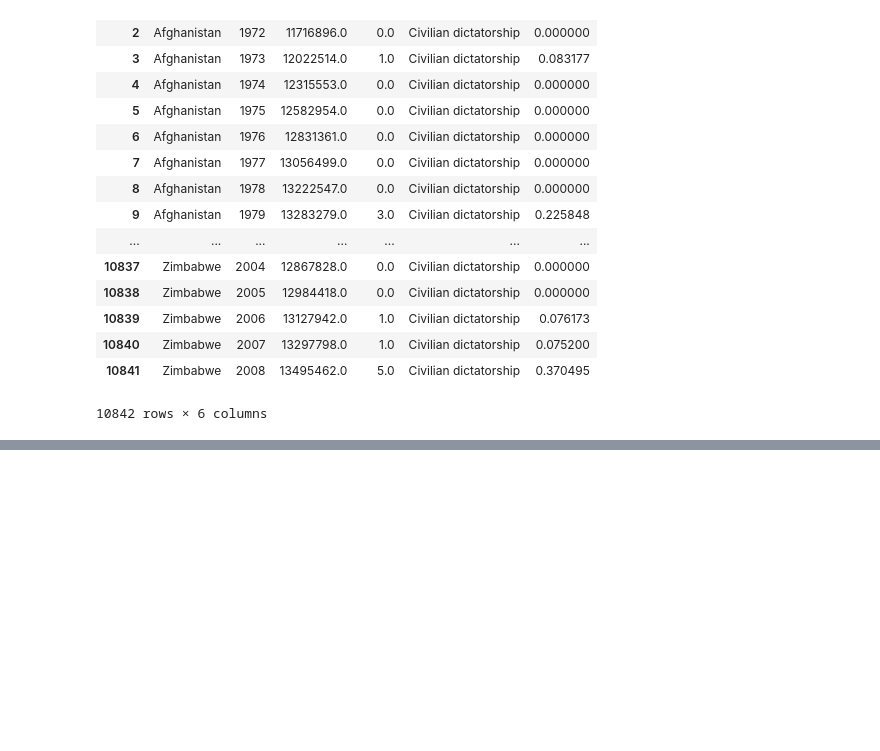
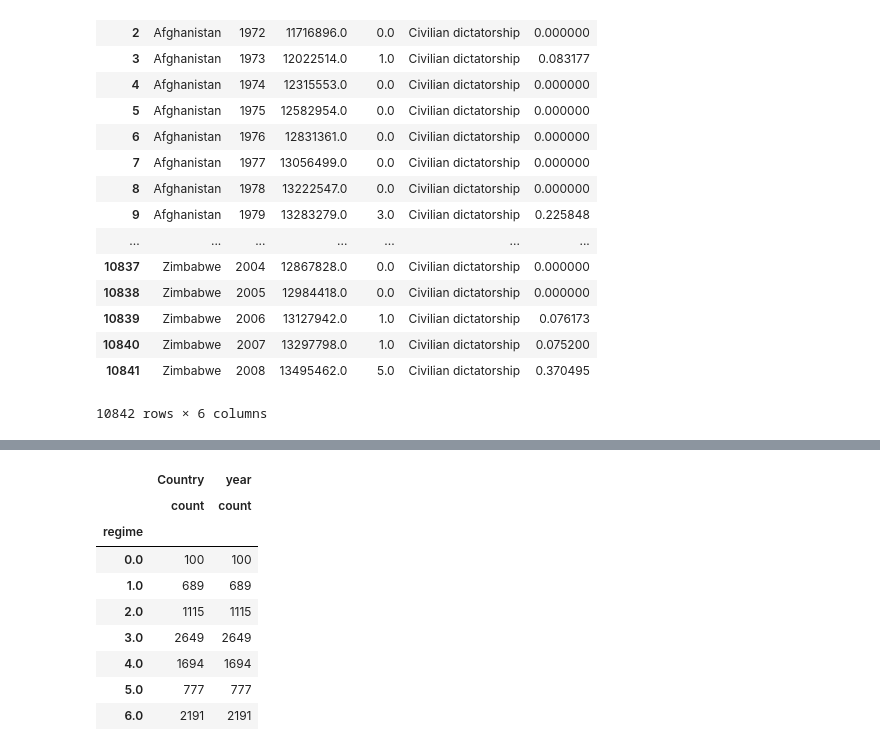
Before and after one commit to erikemueller/final-project-Mueller-Chandra, a Jupyter notebook: Untitled.ipynb, the cells around one changed output, grey strips where cells are left out. Saved outputs shown, nothing was run; the diff lists cells and outputs as text; code cells hidden in the pictures; blank space fills up the shorter version.

```diff
--- a/Untitled.ipynb
+++ b/Untitled.ipynb
@@ -624,0 +594,15 @@ yall
+# %%
+df2 = pd.DataFrame(df1, columns =['Country', 'regime', 'year'])
+df3=df2.drop_duplicates(keep='first')
+df3.groupby([df3['regime']]).agg({'count'})
+# %% [output]
+|  | Country | year |
+|  | count | count |
+| regime |  |  |
+| 0.0 | 100 | 100 |
+| 1.0 | 689 | 689 |
+| 2.0 | 1115 | 1115 |
+| 3.0 | 2649 | 2649 |
+| 4.0 | 1694 | 1694 |
+| 5.0 | 777 | 777 |
+| 6.0 | 2191 | 2191 |
```
Also changed, not shown: parts of 5 cells of this notebook, 8 other files.
